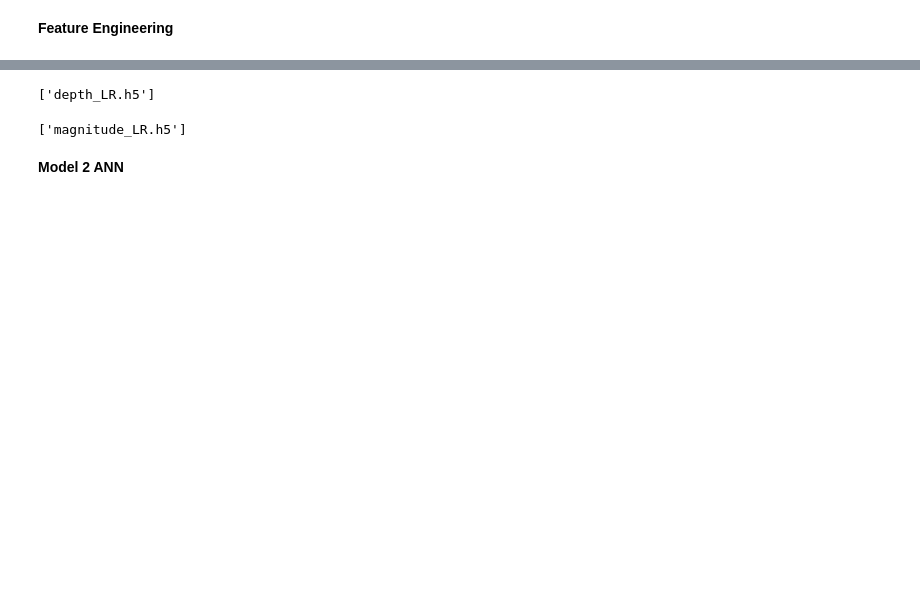
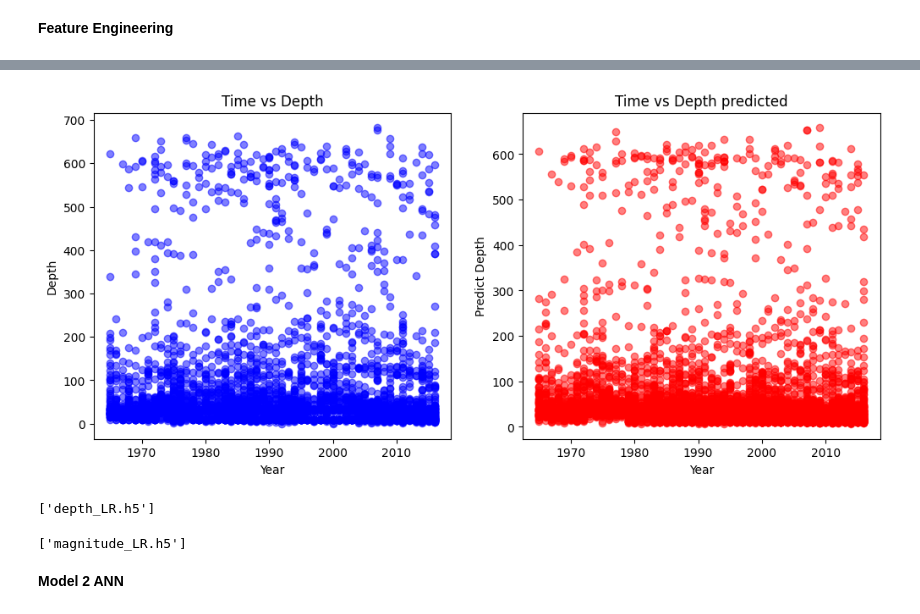
Before and after one commit to enriqueglezzep/EQ_Prediction, a Jupyter notebook: model.ipynb, the cells around one changed output, grey strips where cells are left out. Saved outputs shown, nothing was run; the diff lists cells and outputs as text; code cells hidden in the pictures; blank space fills up the shorter version.

Commit message:
Models finished

```diff
--- a/model.ipynb
+++ b/model.ipynb
@@ -270,0 +297,6 @@ plt.show()
+# %%
+# Splitting data to predict Depth
+X = df[['Year', 'Month', 'Day', 'Hour', 'Minutes','Latitude', 'Longitude', 'Magnitude']]
+y = df[['Depth']]
+X_train, X_test, y_train, y_test = train_test_split(X, y, test_size=0.2, random_state=42)
+print(X_train.shape, X_test.shape, y_train.shape, X_test.shape)
@@ -270,0 +305,6 @@ plt.show()
+# %%
+#Random Forest Regressor to predict Depth
+from sklearn.ensemble import RandomForestRegressor
+
+model = RandomForestRegressor(random_state=42)
+model.fit(X_train, y_train)
@@ -270,0 +313,2 @@ plt.show()
+# %%
+y_pred= model.predict(X_test)
@@ -270,0 +406,5 @@ plt.show()
+# %%
+newdf=X_test
+newdf['Depth']=y_test
+newdf['Depth Prediction']=y_pred
+newdf.head(5)
@@ -271,3 +418,22 @@ plt.show()
+# %%
+fig, (ax1, ax2) = plt.subplots(1, 2, figsize=(12, 5))
+
+# Graphing real values
+ax1.scatter(newdf['Year'], newdf['Depth'], alpha=0.5, color='blue')
+ax1.set_xlabel('Year')
+ax1.set_ylabel('Depth')
+ax1.set_title('Time vs Depth')
+
+# Graphing predict values
+ax2.scatter(newdf['Year'], newdf['Depth Prediction'], alpha=0.5, color='red')
+ax2.set_xlabel('Year')
+ax2.set_ylabel('Predict Depth')
+ax2.set_title('Time vs Depth predicted')
+
+#plt.tight_layout()
+plt.show()
+# %% [output]
+[figure, added]
 # %%
 joblib.dump(model_depth, 'depth_LR.h5')
 # %% [output]
```
Also changed, not shown: parts of 60 cells of this notebook.
